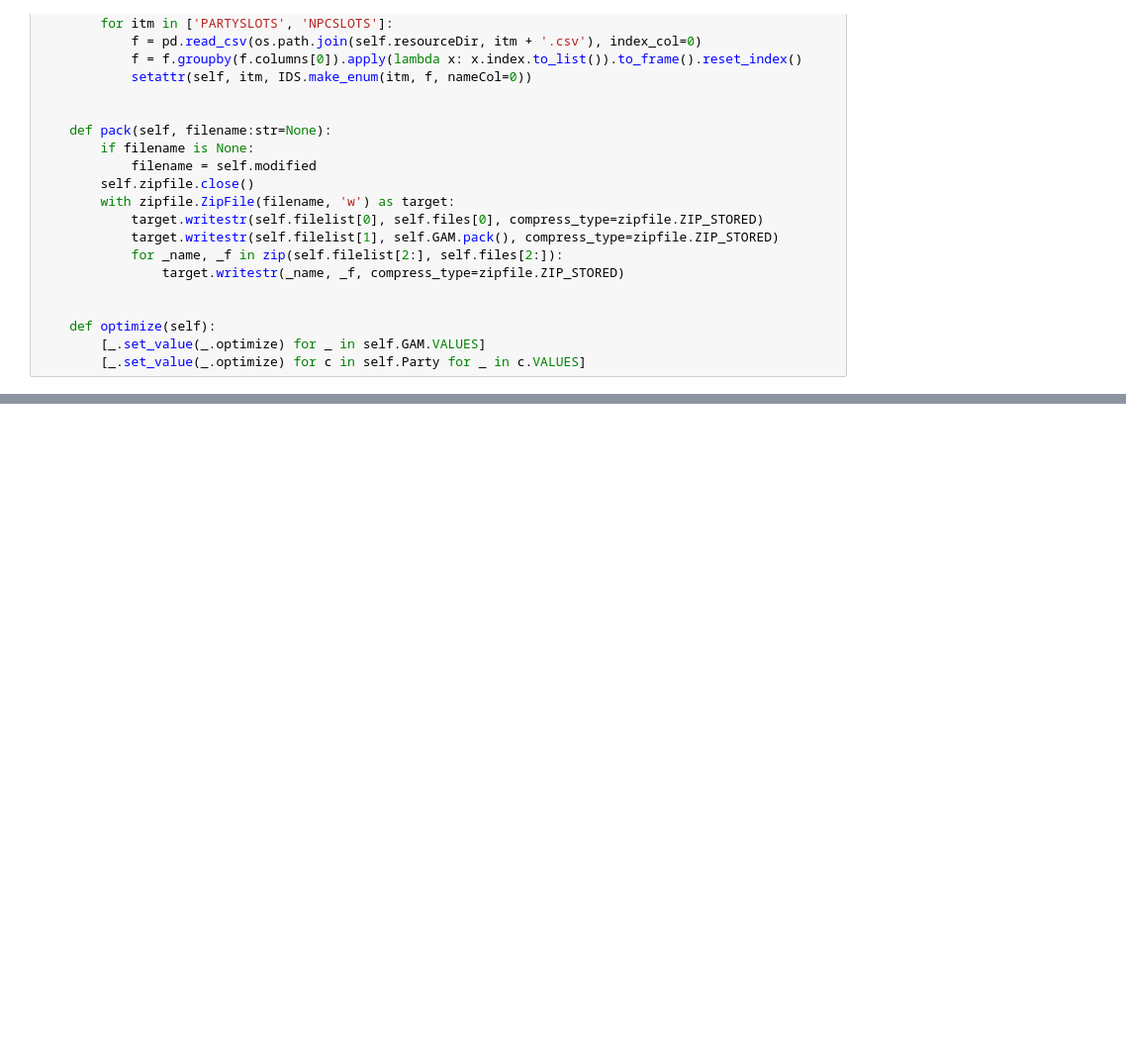
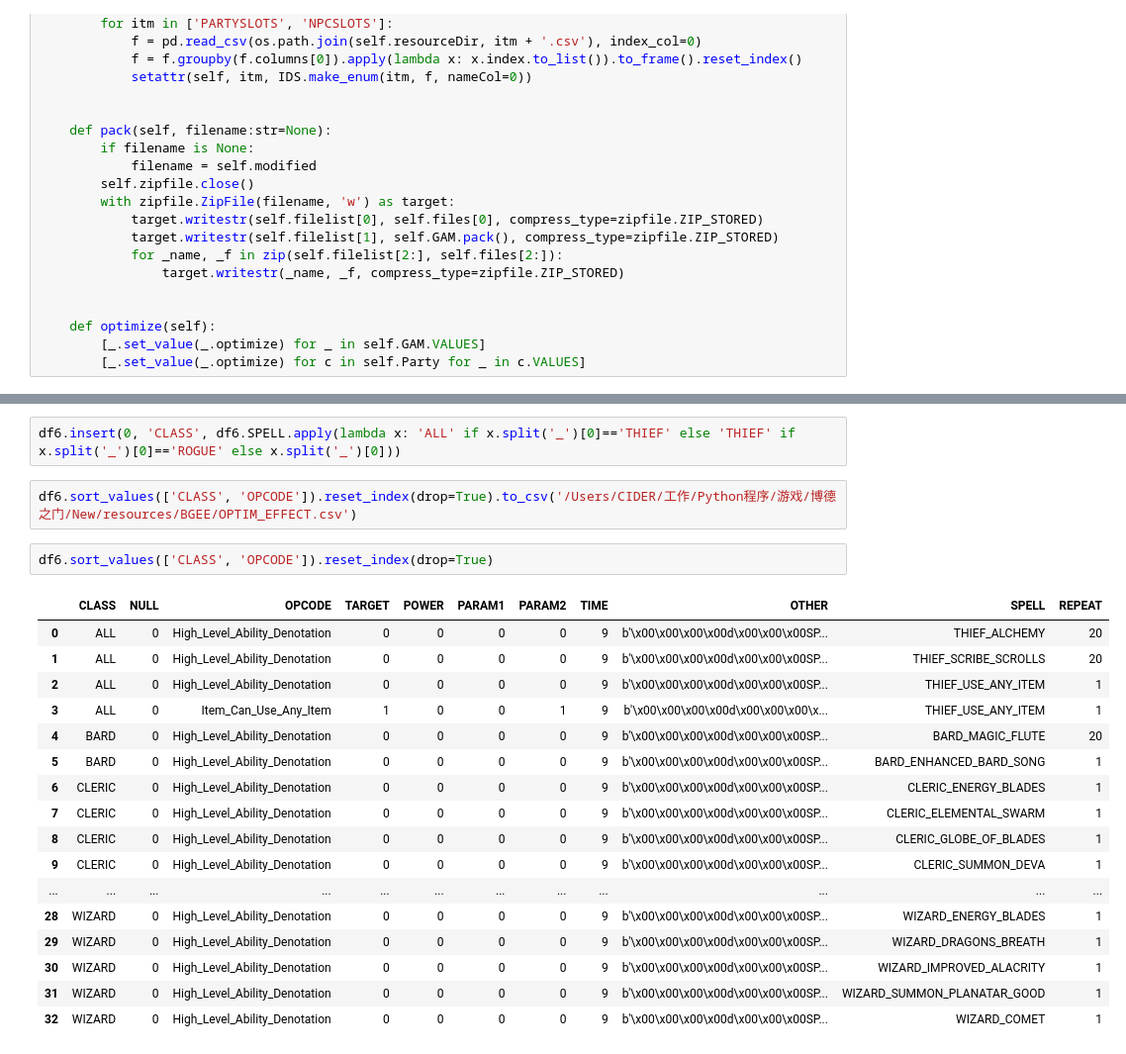
Before and after one commit to yzhcareer/BaldurGate-Save, a Jupyter notebook: New/src/parserbase.ipynb, the cells around one changed output, grey strips where cells are left out. Shown: that part at 99% size. Cells and saved outputs as stored; diff of their text form; blank space fills up the shorter version.

Commit message:
add optimized items

```diff
--- a/New/src/parserbase.ipynb
+++ b/New/src/parserbase.ipynb
@@ -804,0 +862,24 @@ b'\x00\x00\x08\x00\x00\x00'
+# %%
+df6.insert(0, 'CLASS', df6.SPELL.apply(lambda x: 'ALL' if x.split('_')[0]=='THIEF' else 'THIEF' if x.split('_')[0]=='ROGUE' else x.split('_')[0]))
+# %%
+df6.sort_values(['CLASS', 'OPCODE']).reset_index(drop=True).to_csv('/Users/CIDER/工作/Python程序/游戏/博德之门/New/resources/BGEE/OPTIM_EFFECT.csv')
+# %%
+df6.sort_values(['CLASS', 'OPCODE']).reset_index(drop=True)
+# %% [output]
+|  | CLASS | NULL | OPCODE | TARGET | POWER | PARAM1 | PARAM2 | TIME | OTHER | SPELL | REPEAT |
+| 0 | ALL | 0 | High_Level_Ability_Denotation | 0 | 0 | 0 | 0 | 9 | b'\x00\x00\x00\x00d\x00\x00\x00SP... | THIEF_ALCHEMY | 20 |
+| 1 | ALL | 0 | High_Level_Ability_Denotation | 0 | 0 | 0 | 0 | 9 | b'\x00\x00\x00\x00d\x00\x00\x00SP... | THIEF_SCRIBE_SCROLLS | 20 |
+| 2 | ALL | 0 | High_Level_Ability_Denotation | 0 | 0 | 0 | 0 | 9 | b'\x00\x00\x00\x00d\x00\x00\x00SP... | THIEF_USE_ANY_ITEM | 1 |
+| 3 | ALL | 0 | Item_Can_Use_Any_Item | 1 | 0 | 0 | 1 | 9 | b'\x00\x00\x00\x00d\x00\x00\x00\x... | THIEF_USE_ANY_ITEM | 1 |
+| 4 | BARD | 0 | High_Level_Ability_Denotation | 0 | 0 | 0 | 0 | 9 | b'\x00\x00\x00\x00d\x00\x00\x00SP... | BARD_MAGIC_FLUTE | 20 |
+| 5 | BARD | 0 | High_Level_Ability_Denotation | 0 | 0 | 0 | 0 | 9 | b'\x00\x00\x00\x00d\x00\x00\x00SP... | BARD_ENHANCED_BARD_SONG | 1 |
+| 6 | CLERIC | 0 | High_Level_Ability_Denotation | 0 | 0 | 0 | 0 | 9 | b'\x00\x00\x00\x00d\x00\x00\x00SP... | CLERIC_ENERGY_BLADES | 1 |
+| 7 | CLERIC | 0 | High_Level_Ability_Denotation | 0 | 0 | 0 | 0 | 9 | b'\x00\x00\x00\x00d\x00\x00\x00SP... | CLERIC_ELEMENTAL_SWARM | 1 |
+| 8 | CLERIC | 0 | High_Level_Ability_Denotation | 0 | 0 | 0 | 0 | 9 | b'\x00\x00\x00\x00d\x00\x00\x00SP... | CLERIC_GLOBE_OF_BLADES | 1 |
+| 9 | CLERIC | 0 | High_Level_Ability_Denotation | 0 | 0 | 0 | 0 | 9 | b'\x00\x00\x00\x00d\x00\x00\x00SP... | CLERIC_SUMMON_DEVA | 1 |
+| ... | ... | ... | ... | ... | ... | ... | ... | ... | ... | ... | ... |
+| 28 | WIZARD | 0 | High_Level_Ability_Denotation | 0 | 0 | 0 | 0 | 9 | b'\x00\x00\x00\x00d\x00\x00\x00SP... | WIZARD_ENERGY_BLADES | 1 |
+| 29 | WIZARD | 0 | High_Level_Ability_Denotation | 0 | 0 | 0 | 0 | 9 | b'\x00\x00\x00\x00d\x00\x00\x00SP... | WIZARD_DRAGONS_BREATH | 1 |
+| 30 | WIZARD | 0 | High_Level_Ability_Denotation | 0 | 0 | 0 | 0 | 9 | b'\x00\x00\x00\x00d\x00\x00\x00SP... | WIZARD_IMPROVED_ALACRITY | 1 |
+| 31 | WIZARD | 0 | High_Level_Ability_Denotation | 0 | 0 | 0 | 0 | 9 | b'\x00\x00\x00\x00d\x00\x00\x00SP... | WIZARD_SUMMON_PLANATAR_GOOD | 1 |
+| 32 | WIZARD | 0 | High_Level_Ability_Denotation | 0 | 0 | 0 | 0 | 9 | b'\x00\x00\x00\x00d\x00\x00\x00SP... | WIZARD_COMET | 1 |
```
Also changed, not shown: parts of 19 cells of this notebook, 12 other files.
